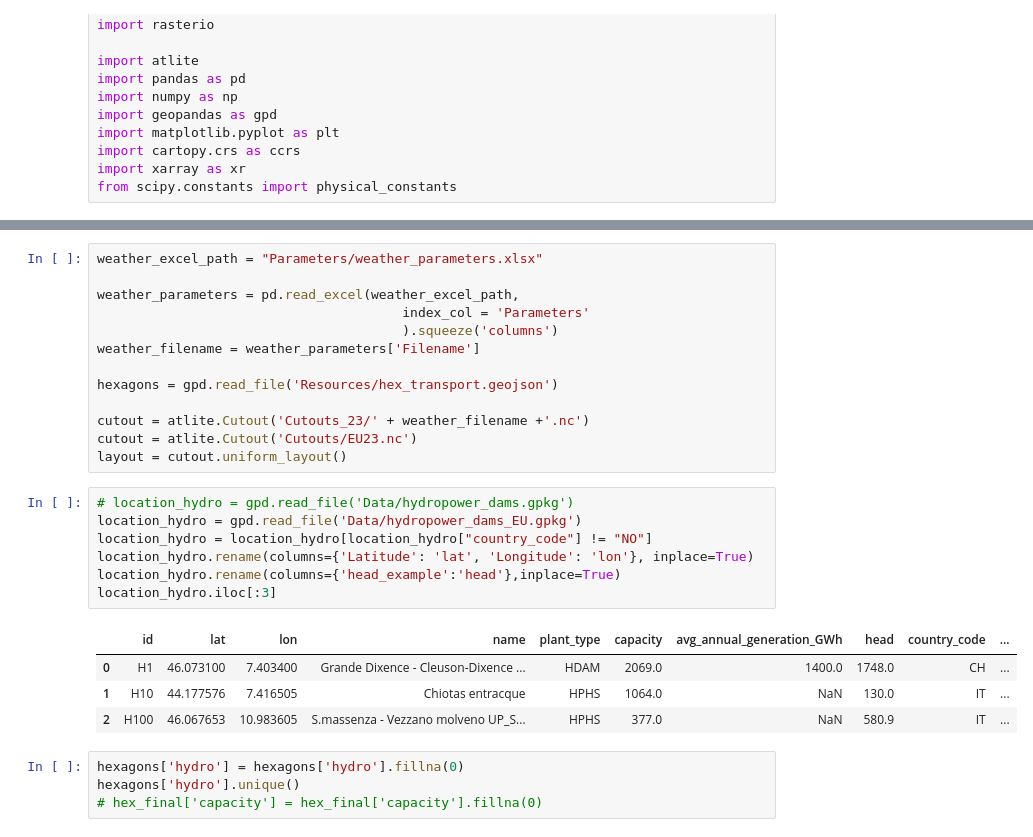
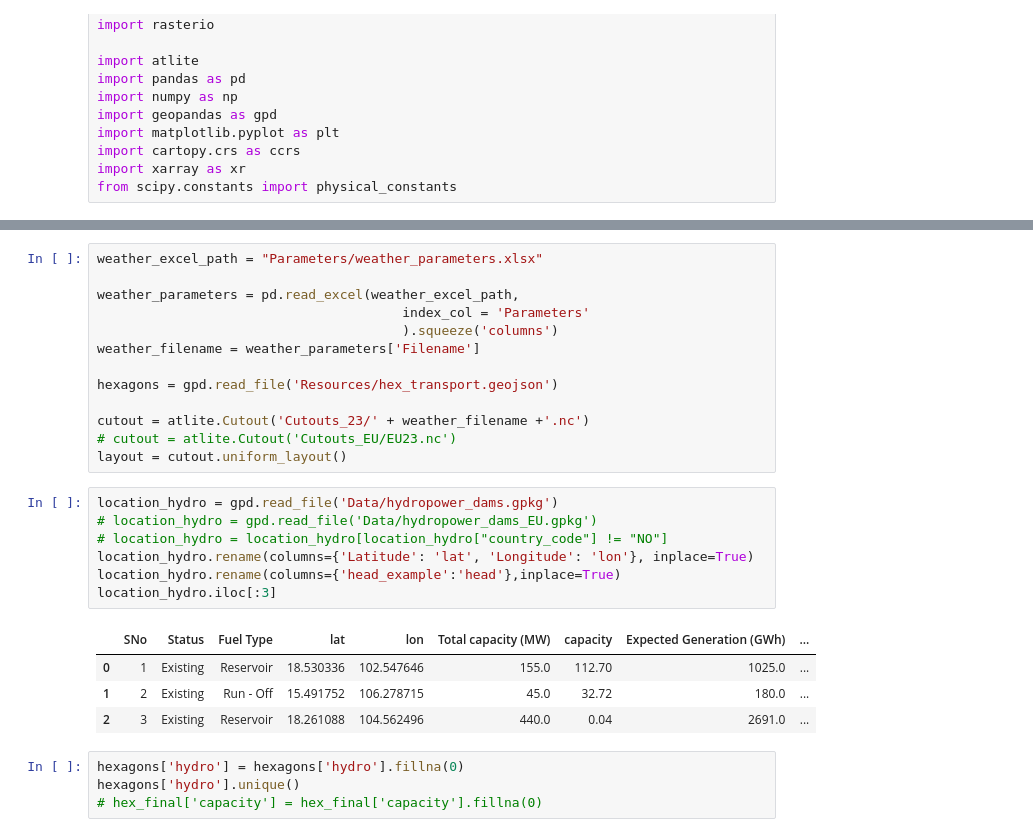
Before and after one commit to lukasschirren/GeoH2-Laos-Master-Thesis, a Jupyter notebook: test_hydropotential.ipynb, the cells around one changed output, grey strips where cells are left out. Cells and saved outputs as stored; diff of their text form.

```diff
--- a/test_hydropotential.ipynb
+++ b/test_hydropotential.ipynb
@@ -68,20 +107,20 @@ weather_filename = weather_parameters['Filename']
 hexagons = gpd.read_file('Resources/hex_transport.geojson')
 
 cutout = atlite.Cutout('Cutouts_23/' + weather_filename +'.nc')
-cutout = atlite.Cutout('Cutouts/EU23.nc')
+# cutout = atlite.Cutout('Cutouts_EU/EU23.nc')
 layout = cutout.uniform_layout()
 # %%
-# location_hydro = gpd.read_file('Data/hydropower_dams.gpkg')
-location_hydro = gpd.read_file('Data/hydropower_dams_EU.gpkg')
-location_hydro = location_hydro[location_hydro["country_code"] != "NO"]
+location_hydro = gpd.read_file('Data/hydropower_dams.gpkg')
+# location_hydro = gpd.read_file('Data/hydropower_dams_EU.gpkg')
+# location_hydro = location_hydro[location_hydro["country_code"] != "NO"]
 location_hydro.rename(columns={'Latitude': 'lat', 'Longitude': 'lon'}, inplace=True)
 location_hydro.rename(columns={'head_example':'head'},inplace=True)
 location_hydro.iloc[:3]
 # %% [output]
-|  | id | lat | lon | name | plant_type | capacity | avg_annual_generation_GWh | head | country_code | ... |
-| 0 | H1 | 46.073100 | 7.403400 | Grande Dixence - Cleuson-Dixence ... | HDAM | 2069.0 | 1400.0 | 1748.0 | CH | ... |
-| 1 | H10 | 44.177576 | 7.416505 | Chiotas entracque | HPHS | 1064.0 | NaN | 130.0 | IT | ... |
-| 2 | H100 | 46.067653 | 10.983605 | S.massenza - Vezzano molveno UP_S... | HPHS | 377.0 | NaN | 580.9 | IT | ... |
+|  | SNo | Status | Fuel Type | lat | lon | Total capacity (MW) | capacity | Expected Generation (GWh) | ... |
+| 0 | 1 | Existing | Reservoir | 18.530336 | 102.547646 | 155.0 | 112.70 | 1025.0 | ... |
+| 1 | 2 | Existing | Run - Off | 15.491752 | 106.278715 | 45.0 | 32.72 | 180.0 | ... |
+| 2 | 3 | Existing | Reservoir | 18.261088 | 104.562496 | 440.0 | 0.04 | 2691.0 | ... |
 # %%
 hexagons['hydro'] = hexagons['hydro'].fillna(0)
 hexagons['hydro'].unique()
```
Also changed, not shown: parts of 16 cells of this notebook, 3 other files.
